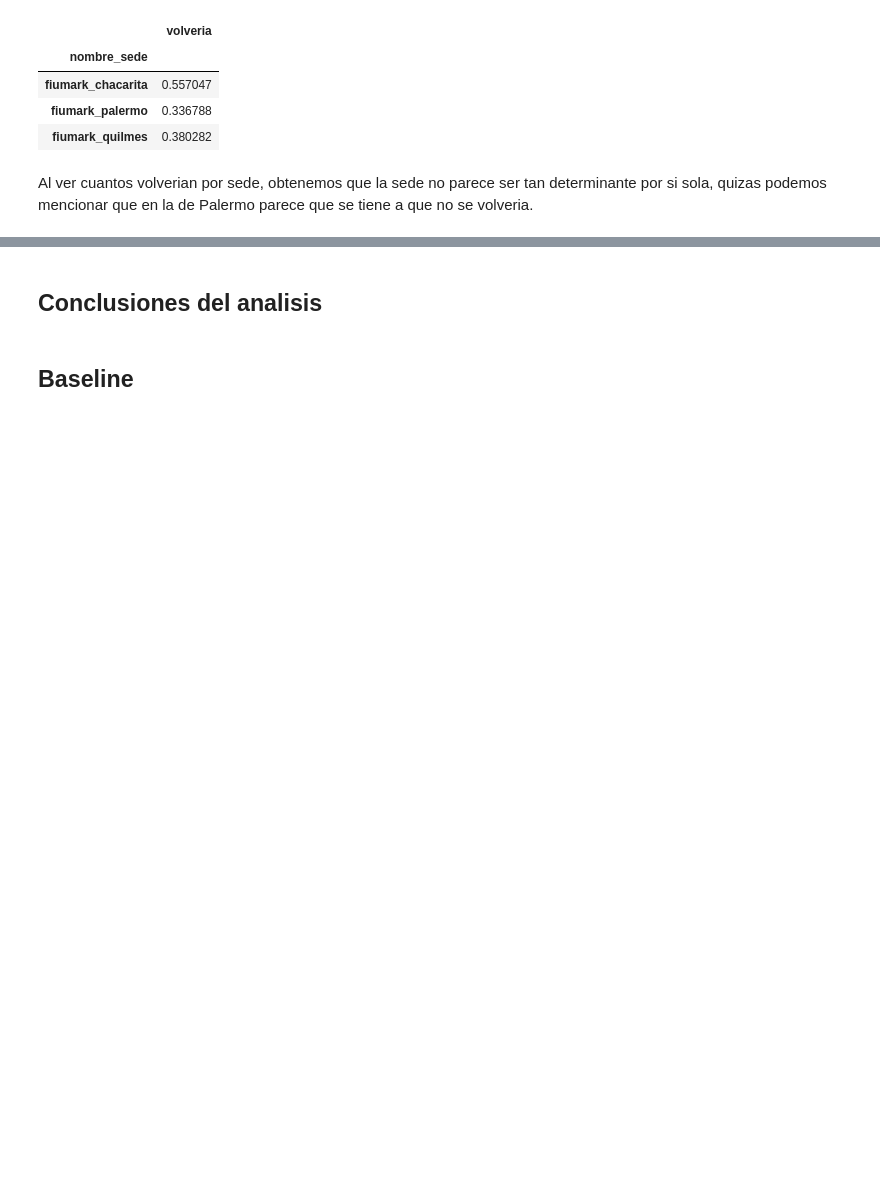
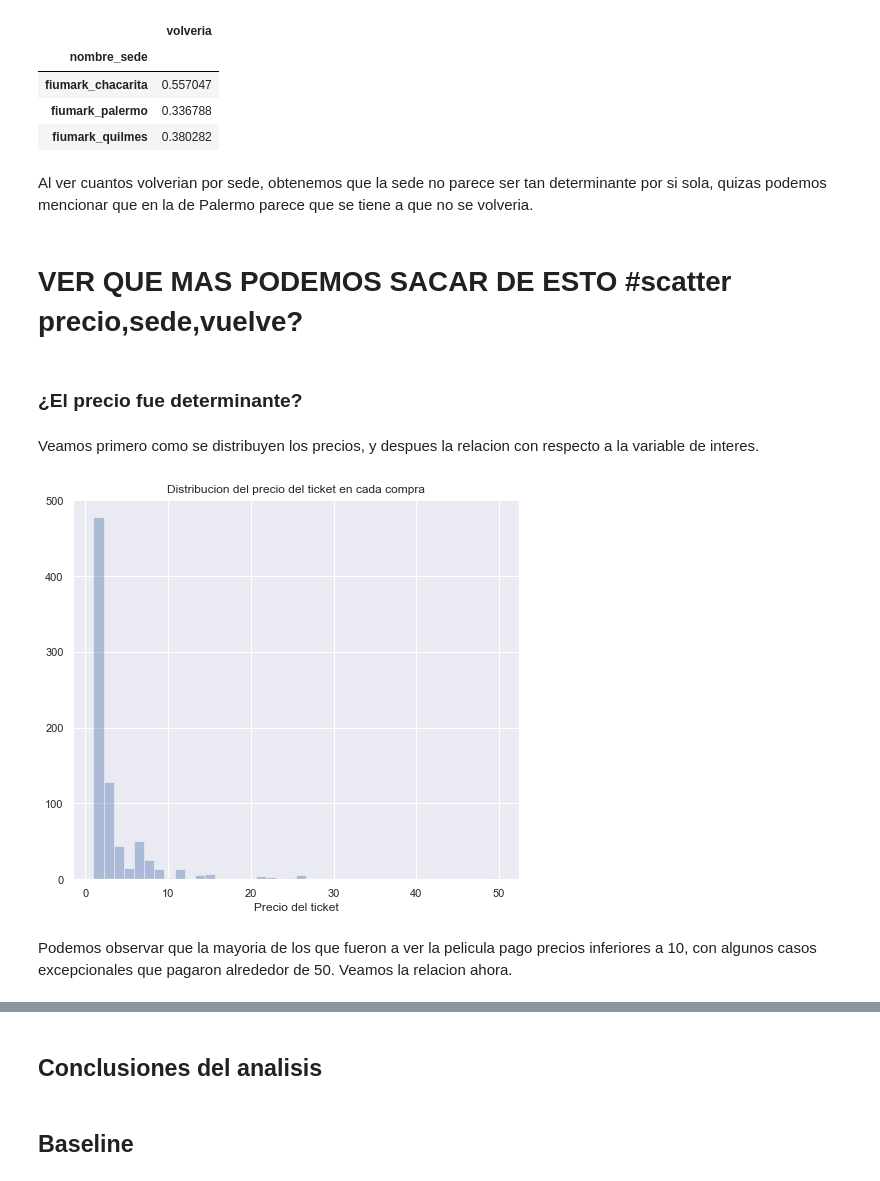
Before and after one commit to brunograssano/TP-Organizacion-de-datos, a Jupyter notebook: TP_Datos.ipynb, the cells around one changed output, grey strips where cells are left out. Saved outputs shown, nothing was run; the diff lists cells and outputs as text; code cells hidden in the pictures; blank space fills up the shorter version.

Commit message:
Agrego lo que hicimos del analisis de los precios
Co-Authored-By: adrianromero99 <36236300+adrianromero99@users.noreply.github.com>

```diff
--- a/TP_Datos.ipynb
+++ b/TP_Datos.ipynb
@@ -444,3 +444,22 @@ info_fiumark_df.groupby(by='nombre_sede').agg({'volveria':'mean'})
 | fiumark_quilmes | 0.380282 |
 # %% [markdown]
 Al ver cuantos volverian por sede, obtenemos que la sede no parece ser tan determinante por si sola, quizas podemos mencionar que en la de Palermo parece que se tiene a que no se volveria.
+# %% [markdown]
+# VER QUE MAS PODEMOS SACAR DE ESTO #scatter precio,sede,vuelve?
+# %% [markdown]
+### ¿El precio fue determinante?
+# %% [markdown]
+Veamos primero como se distribuyen los precios, y despues la relacion con respecto a la variable de interes.
+# %%
+sns.set(rc={'figure.figsize':(8,7)})
+g=sns.distplot( a=info_fiumark_df['precio_ticket'],
+             hist=True, kde=False, rug=False,
+             bins=40,
+             axlabel='Precio del ticket')
+g.set_title('Distribucion del precio del ticket en cada compra')
+
+plt.show()
+# %% [output]
+[figure, added]
+# %% [markdown]
+Podemos observar que la mayoria de los que fueron a ver la pelicula pago precios inferiores a 10, con algunos casos excepcionales que pagaron alrededor de 50. Veamos la relacion ahora.
```
Also changed, not shown: parts of 7 cells of this notebook.
